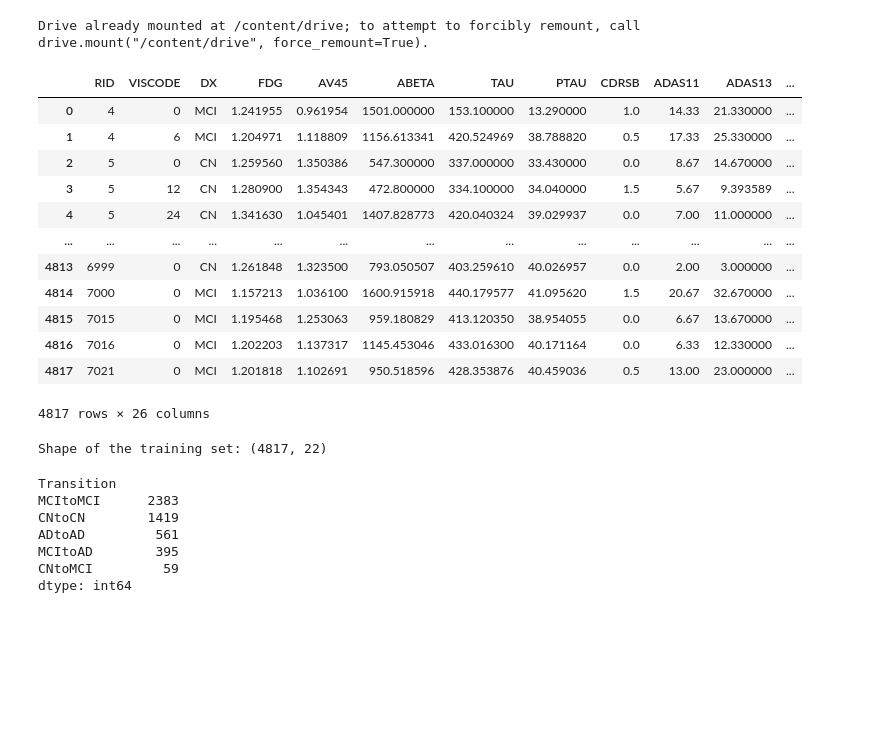
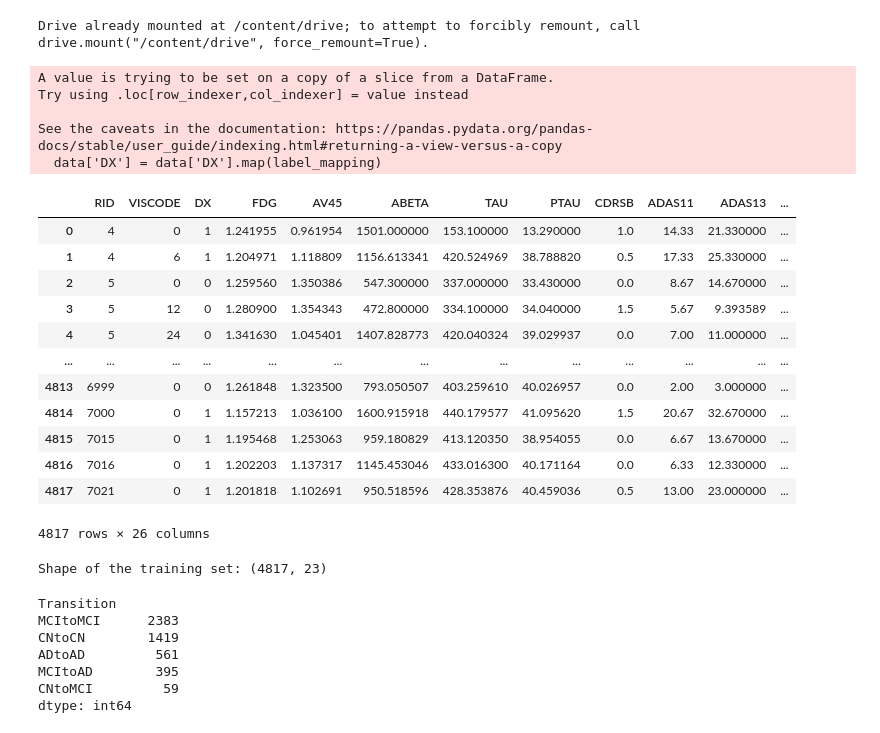
Before and after one commit to GuyAvni1/Final-Project-Guy-Ori, a Jupyter notebook: Code/Prediction_12m.ipynb, the cells around one changed output. Drawn from its saved outputs; the diff is of its cells as text; code cells hidden in the pictures; blank space fills up the shorter version.

```diff
--- a/Code/Prediction_12m.ipynb
+++ b/Code/Prediction_12m.ipynb
@@ -22,35 +22,45 @@ Drive already mounted at /content/drive; to attempt to forcibly remount, call dr
 # %%
 #Reading the data set from the drive
 raw = pd.read_csv("/content/drive/MyDrive/Final_Project_Data/future_of_12m.csv")
 # print(raw)
 data = raw
 
-# Define the condition for filtering
+# Remove CNtoAd transition, which caused by mistake of missing data in the original dataset (df_prepared)
+# We remove it only in the 12m timelapse.
 condition = data['Transition'] == 'CNtoAD'
+data = data[~condition]
 
-# Filter the DataFrame based on the condition
-data = data[~condition]  # ~ is used to select rows that don't meet the condition
+# Define a mapping of labels to numerical values to creater baseline lable feature for training
+label_mapping = {'CN': 0,'MCI': 1,  'Dementia': 2}
+
+# Apply label encoding to the 'DX' column
+data['DX'] = data['DX'].map(label_mapping)
 data #Showing an example of the first 5 rows.
 # %% [output]
+A value is trying to be set on a copy of a slice from a DataFrame.
+Try using .loc[row_indexer,col_indexer] = value instead
+
+See the caveats in the documentation: https://pandas.pydata.org/pandas-docs/stable/user_guide/indexing.html#returning-a-view-versus-a-copy
+  data['DX'] = data['DX'].map(label_mapping)
 |  | RID | VISCODE | DX | FDG | AV45 | ABETA | TAU | PTAU | CDRSB | ADAS11 | ADAS13 | ... |
-| 0 | 4 | 0 | MCI | 1.241955 | 0.961954 | 1501.000000 | 153.100000 | 13.290000 | 1.0 | 14.33 | 21.330000 | ... |
-| 1 | 4 | 6 | MCI | 1.204971 | 1.118809 | 1156.613341 | 420.524969 | 38.788820 | 0.5 | 17.33 | 25.330000 | ... |
-| 2 | 5 | 0 | CN | 1.259560 | 1.350386 | 547.300000 | 337.000000 | 33.430000 | 0.0 | 8.67 | 14.670000 | ... |
-| 3 | 5 | 12 | CN | 1.280900 | 1.354343 | 472.800000 | 334.100000 | 34.040000 | 1.5 | 5.67 | 9.393589 | ... |
-| 4 | 5 | 24 | CN | 1.341630 | 1.045401 | 1407.828773 | 420.040324 | 39.029937 | 0.0 | 7.00 | 11.000000 | ... |
+| 0 | 4 | 0 | 1 | 1.241955 | 0.961954 | 1501.000000 | 153.100000 | 13.290000 | 1.0 | 14.33 | 21.330000 | ... |
+| 1 | 4 | 6 | 1 | 1.204971 | 1.118809 | 1156.613341 | 420.524969 | 38.788820 | 0.5 | 17.33 | 25.330000 | ... |
+| 2 | 5 | 0 | 0 | 1.259560 | 1.350386 | 547.300000 | 337.000000 | 33.430000 | 0.0 | 8.67 | 14.670000 | ... |
+| 3 | 5 | 12 | 0 | 1.280900 | 1.354343 | 472.800000 | 334.100000 | 34.040000 | 1.5 | 5.67 | 9.393589 | ... |
+| 4 | 5 | 24 | 0 | 1.341630 | 1.045401 | 1407.828773 | 420.040324 | 39.029937 | 0.0 | 7.00 | 11.000000 | ... |
 | ... | ... | ... | ... | ... | ... | ... | ... | ... | ... | ... | ... | ... |
-| 4813 | 6999 | 0 | CN | 1.261848 | 1.323500 | 793.050507 | 403.259610 | 40.026957 | 0.0 | 2.00 | 3.000000 | ... |
-| 4814 | 7000 | 0 | MCI | 1.157213 | 1.036100 | 1600.915918 | 440.179577 | 41.095620 | 1.5 | 20.67 | 32.670000 | ... |
-| 4815 | 7015 | 0 | MCI | 1.195468 | 1.253063 | 959.180829 | 413.120350 | 38.954055 | 0.0 | 6.67 | 13.670000 | ... |
-| 4816 | 7016 | 0 | MCI | 1.202203 | 1.137317 | 1145.453046 | 433.016300 | 40.171164 | 0.0 | 6.33 | 12.330000 | ... |
-| 4817 | 7021 | 0 | MCI | 1.201818 | 1.102691 | 950.518596 | 428.353876 | 40.459036 | 0.5 | 13.00 | 23.000000 | ... |
+| 4813 | 6999 | 0 | 0 | 1.261848 | 1.323500 | 793.050507 | 403.259610 | 40.026957 | 0.0 | 2.00 | 3.000000 | ... |
+| 4814 | 7000 | 0 | 1 | 1.157213 | 1.036100 | 1600.915918 | 440.179577 | 41.095620 | 1.5 | 20.67 | 32.670000 | ... |
+| 4815 | 7015 | 0 | 1 | 1.195468 | 1.253063 | 959.180829 | 413.120350 | 38.954055 | 0.0 | 6.67 | 13.670000 | ... |
+| 4816 | 7016 | 0 | 1 | 1.202203 | 1.137317 | 1145.453046 | 433.016300 | 40.171164 | 0.0 | 6.33 | 12.330000 | ... |
+| 4817 | 7021 | 0 | 1 | 1.201818 | 1.102691 | 950.518596 | 428.353876 | 40.459036 | 0.5 | 13.00 | 23.000000 | ... |
-4817 rows × 26 columns
+4817 rows × 26 columns
 # %%
 labels = data[['Transition']]
-train_data = data.drop(['Transition','DX','RID','VISCODE'], axis = 1)
+train_data = data.drop(['Transition','RID','VISCODE'], axis = 1)
 print("Shape of the training set: {}".format(train_data.shape))
 # %% [output]
-Shape of the training set: (4817, 22)
+Shape of the training set: (4817, 23)
 # %%
 labels.value_counts()
 # %% [output]
```
Also changed, not shown: parts of 19 cells of this notebook.
